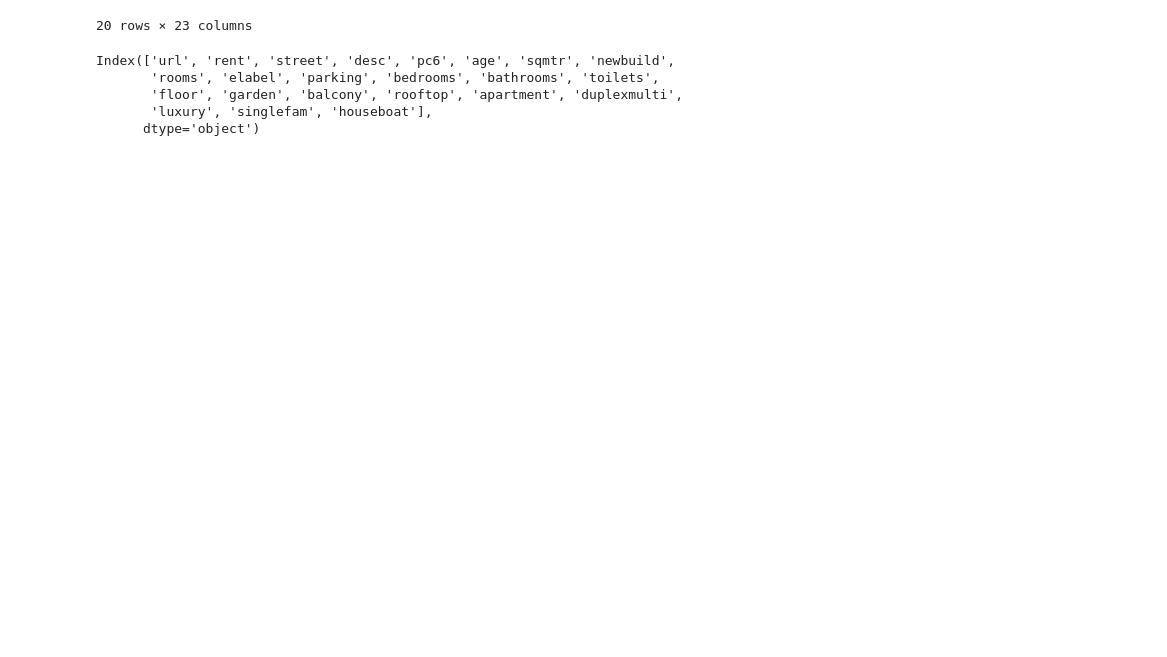
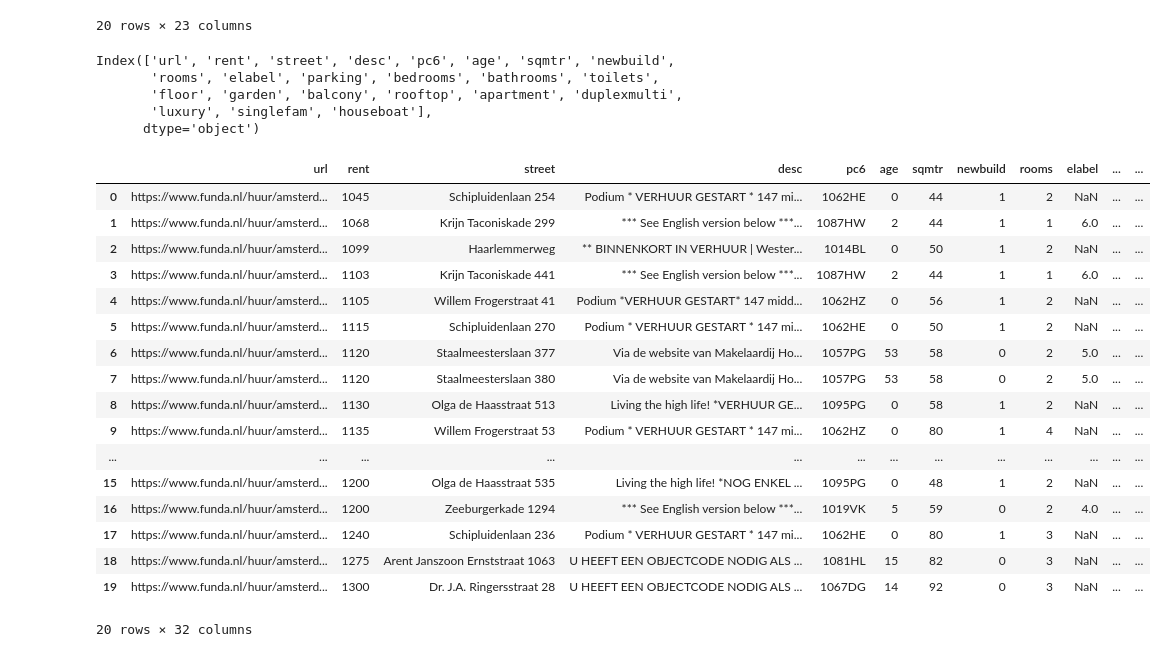
Before and after one commit to TheAphander/rentalprediction, a Jupyter notebook: datacleaningfunda.ipynb, the cells around one changed output. Saved outputs shown, nothing was run; the diff lists cells and outputs as text; code cells hidden in the pictures; blank space fills up the shorter version.

```diff
--- a/datacleaningfunda.ipynb
+++ b/datacleaningfunda.ipynb
@@ -2,7 +2,7 @@
 import pandas as pd
 import numpy as np
 # %%
-df = pd.read_csv('fundacurrentlistings20240517_dataset.csv')
+df = pd.read_csv('funda_rawdataset_20240517.csv')
 # %%
 df = df.drop_duplicates()
 df = df.drop(columns={'size', 'city', 'last_ask_price', 'insulation', 'heating', 'num_of_bathrooms'})
@@ -241,19 +241,42 @@ df.head(20)
 #change variable names into something more readable
 
 df = df.rename(columns={'price':'rent','address':'street', 'descrip':'desc', 'zip_code':'pc6', 'living_area':'sqmtr', 'num_of_rooms':'rooms', 'energy_label':'elabel','num_of_bedrooms':'bedrooms', 'num_of_bathrooms':'bathrooms', 'num_of_separate_toilets':'toilets', 'floor_of_house':'floor', 'roof_top':'rooftop', 'type_of_home_apartments/flats':'apartment', 'type_of_home_duplex/multi-level homes':'duplexmulti', 'type_of_home_luxury homes':'luxury', 'type_of_home_single-family homes':'singlefam', 'type_of_home_waterfront homes':'houseboat'})
-# %%
-df.to_csv('cleaned_dataset_funda_ready.csv', index=False)
-# df.sort_values('total_num_of_floors', ascending=False, key=pd.to_numeric)
-
-df.columns
-# df_test = df_test['living_area'].drop(df[df['living_area'] == np.nan].index)
-
-# df_test['year'] = df_test['year'].astype(float)
-# df_test['price'] = df_test['price'].astype(float)
-# df_test.plot.scatter(x='year', y='price')
-# %% [output]
-Index(['url', 'rent', 'street', 'desc', 'pc6', 'age', 'sqmtr', 'newbuild',
-       'rooms', 'elabel', 'parking', 'bedrooms', 'bathrooms', 'toilets',
-       'floor', 'garden', 'balcony', 'rooftop', 'apartment', 'duplexmulti',
-       'luxury', 'singlefam', 'houseboat'],
-      dtype='object')
+# %%
+df.columns
+# %% [output]
+Index(['url', 'rent', 'street', 'desc', 'pc6', 'age', 'sqmtr', 'newbuild',
+       'rooms', 'elabel', 'parking', 'bedrooms', 'bathrooms', 'toilets',
+       'floor', 'garden', 'balcony', 'rooftop', 'apartment', 'duplexmulti',
+       'luxury', 'singlefam', 'houseboat'],
+      dtype='object')
+# %%
+#importing the cleaned dataset and making a separate column for the pc4 to be able to merge the pc4 dataset with the funda dataset
+df['pc4'] = df['pc6'].str[:4]
+df['pc4'] = df['pc4'].astype(int)
+
+#import the pc4 dataset and rename the column to have a common column name between the datasets
+df_cbs = pd.read_csv('cbs_rawdataset_pc4.csv')
+df_cbs = df_cbs.rename(columns={'Postcode-4':'pc4'})
+
+#merge the two datasets
+df_merged = pd.merge(df, df_cbs, on='pc4')
+df_merged.head(20)
+# %% [output]
+|  | url | rent | street | desc | pc6 | age | sqmtr | newbuild | rooms | elabel | ... | ... |
+| 0 | https://www.funda.nl/huur/amsterd... | 1045 | Schipluidenlaan 254 | Podium * VERHUUR GESTART * 147 mi... | 1062HE | 0 | 44 | 1 | 2 | NaN | ... | ... |
+| 1 | https://www.funda.nl/huur/amsterd... | 1068 | Krijn Taconiskade 299 | *** See English version below ***... | 1087HW | 2 | 44 | 1 | 1 | 6.0 | ... | ... |
+| 2 | https://www.funda.nl/huur/amsterd... | 1099 | Haarlemmerweg | ** BINNENKORT IN VERHUUR | Wester... | 1014BL | 0 | 50 | 1 | 2 | NaN | ... | ... |
+| 3 | https://www.funda.nl/huur/amsterd... | 1103 | Krijn Taconiskade 441 | *** See English version below ***... | 1087HW | 2 | 44 | 1 | 1 | 6.0 | ... | ... |
+| 4 | https://www.funda.nl/huur/amsterd... | 1105 | Willem Frogerstraat 41 | Podium *VERHUUR GESTART* 147 midd... | 1062HZ | 0 | 56 | 1 | 2 | NaN | ... | ... |
+| 5 | https://www.funda.nl/huur/amsterd... | 1115 | Schipluidenlaan 270 | Podium * VERHUUR GESTART * 147 mi... | 1062HE | 0 | 50 | 1 | 2 | NaN | ... | ... |
+| 6 | https://www.funda.nl/huur/amsterd... | 1120 | Staalmeesterslaan 377 | Via de website van Makelaardij Ho... | 1057PG | 53 | 58 | 0 | 2 | 5.0 | ... | ... |
+| 7 | https://www.funda.nl/huur/amsterd... | 1120 | Staalmeesterslaan 380 | Via de website van Makelaardij Ho... | 1057PG | 53 | 58 | 0 | 2 | 5.0 | ... | ... |
+| 8 | https://www.funda.nl/huur/amsterd... | 1130 | Olga de Haasstraat 513 | Living the high life! *VERHUUR GE... | 1095PG | 0 | 58 | 1 | 2 | NaN | ... | ... |
+| 9 | https://www.funda.nl/huur/amsterd... | 1135 | Willem Frogerstraat 53 | Podium * VERHUUR GESTART * 147 mi... | 1062HZ | 0 | 80 | 1 | 4 | NaN | ... | ... |
+| ... | ... | ... | ... | ... | ... | ... | ... | ... | ... | ... | ... | ... |
+| 15 | https://www.funda.nl/huur/amsterd... | 1200 | Olga de Haasstraat 535 | Living the high life! *NOG ENKEL ... | 1095PG | 0 | 48 | 1 | 2 | NaN | ... | ... |
+| 16 | https://www.funda.nl/huur/amsterd... | 1200 | Zeeburgerkade 1294 | *** See English version below ***... | 1019VK | 5 | 59 | 0 | 2 | 4.0 | ... | ... |
+| 17 | https://www.funda.nl/huur/amsterd... | 1240 | Schipluidenlaan 236 | Podium * VERHUUR GESTART * 147 mi... | 1062HE | 0 | 80 | 1 | 3 | NaN | ... | ... |
+| 18 | https://www.funda.nl/huur/amsterd... | 1275 | Arent Janszoon Ernststraat 1063 | U HEEFT EEN OBJECTCODE NODIG ALS ... | 1081HL | 15 | 82 | 0 | 3 | NaN | ... | ... |
+| 19 | https://www.funda.nl/huur/amsterd... | 1300 | Dr. J.A. Ringersstraat 28 | U HEEFT EEN OBJECTCODE NODIG ALS ... | 1067DG | 14 | 92 | 0 | 3 | NaN | ... | ... |
+20 rows × 32 columns
```
Also changed, not shown: parts of 11 cells of this notebook, 4 other files.
